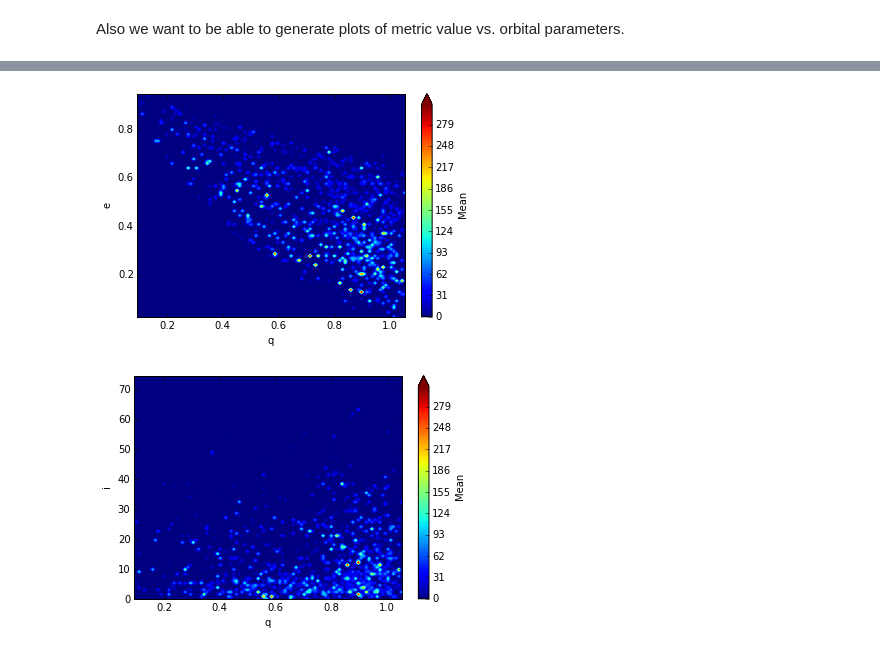
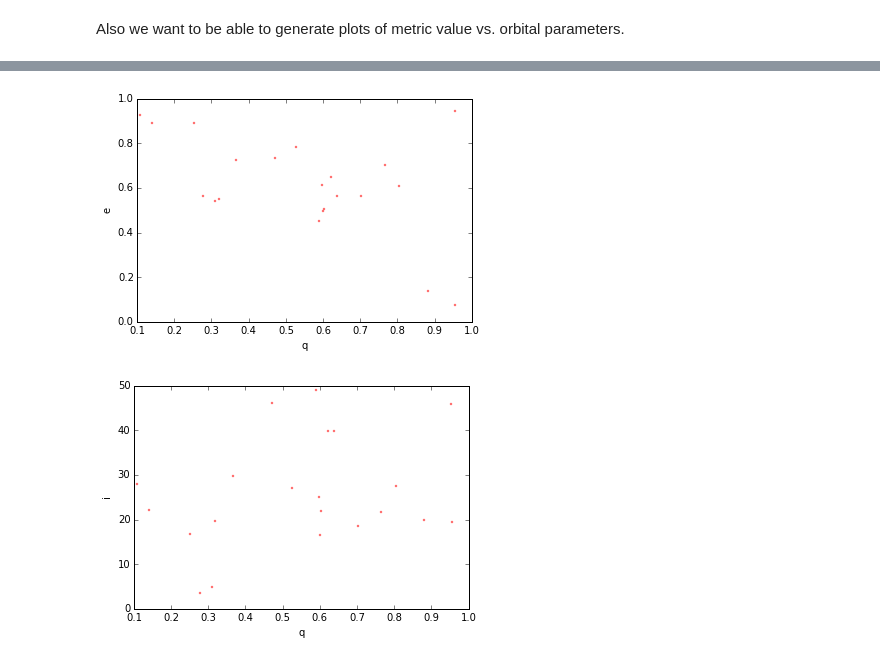
Before and after one commit to rhiannonlynne/MafSSO, a Jupyter notebook: Prototype SSO Metrics.ipynb, the cells around one changed output, grey strips where cells are left out. Drawn from its saved outputs; the diff is of its cells as text; code cells hidden in the pictures.

Commit message:
Update SSO metrics - add activity

```diff
--- a/Prototype SSO Metrics.ipynb
+++ b/Prototype SSO Metrics.ipynb
@@ -164,8 +418,3 @@ def integrateH(summaryVals, Hrange, Hindex=0.3):
     dn = np.cumsum(dndh)
     intVals = np.cumsum(summaryVals*dndh)/dn
     return intVals
-# %%
-compH = integrateH(completeness, Hrange)
-fignum = metricVsH(compH, Hrange, None)
-plt.ylabel('Completeness')
-plt.title('Enigma_1189: %s : %s' %(outroot, 'Completeness brighter than H'))
@@ -220,3 +494,16 @@ def metricVs2dOrbits(orbits, xlabel, ylabel,
     cbar.set_label('Mean')
     plt.xlabel(xlabel)
     plt.ylabel(ylabel)
+# %%
+mag = Hrange[0]
+abins = np.arange(0, 4.0, 4/100.0)
+ebins = np.arange(0, 1, 0.01)
+ibins = np.arange(0, 100, 1)
+a = orbits['q'] / (1-orbits['e'])
+metricVs2dOrbits(a, orbits['e'], 'a', 'e', discoveries, mag, Hrange, abins, ebins)
+metricVs2dOrbits(a, orbits['i'], 'a', 'i', discoveries, mag, Hrange, abins, ibins)
+
+mag = Hrange[0]
+a = orbits['q'] / (1-orbits['e'])
+metricVs2dOrbits(a, orbits['e'], 'a', 'e', discoveries30, mag, Hrange, abins, ebins)
+metricVs2dOrbits(a, orbits['i'], 'a', 'i', discoveries30, mag, Hrange, abins, ibins)
@@ -223,6 +515,26 @@ def metricVs2dOrbits(orbits, xlabel, ylabel,
+# %%
+from matplotlib.patches import Ellipse
+from matplotlib.collections import PatchCollection
+
+def metricVs2dOrbitsPoints(orbits, xlabel, ylabel, metricVals, Hval, Hrange,
+                           foregroundPoints=True, backgroundPoints=True):
+    x = orbits[xlabel]
+    y = orbits[ylabel]
+    Hidx = np.where(Hrange == Hval)[0]
+    plt.figure()
+    colors = np.swapaxes(metricVals, 0, 1)[Hidx][0]
+    vmin = np.max(1, colors.min())
+    if backgroundPoints:
+        condition = np.where(colors == 0)
+        plt.plot(x[condition], y[condition], 'r.', markersize=4, alpha=0.5, zorder=3)
+    if foregroundPoints:
+        plt.scatter(x, y, c=colors, vmin=vmin, s=15, alpha=0.8, zorder=0)
+        cb = plt.colorbar()
+    plt.xlabel(xlabel)
+    plt.ylabel(ylabel)
 # %%
-metricVs2dOrbits(orbits, 'q', 'e', nobsSsos, 22.0, Hrange, nxbins=100, nybins=100)
-metricVs2dOrbits(orbits, 'q', 'i', nobsSsos, 22.0, Hrange, nxbins=100, nybins=100)
+metricVs2dOrbitsPoints(orbits, 'q', 'e', nobsSsos, mag, Hrange, foregroundPoints=False)
+metricVs2dOrbitsPoints(orbits, 'q', 'i', nobsSsos, mag, Hrange, foregroundPoints=False)
 # %% [output]
-[figure, old version]
+[figure, new version]
-[figure, old version]
+[figure, new version]
```
Also changed, not shown: parts of 20 cells of this notebook, 1 other file.
